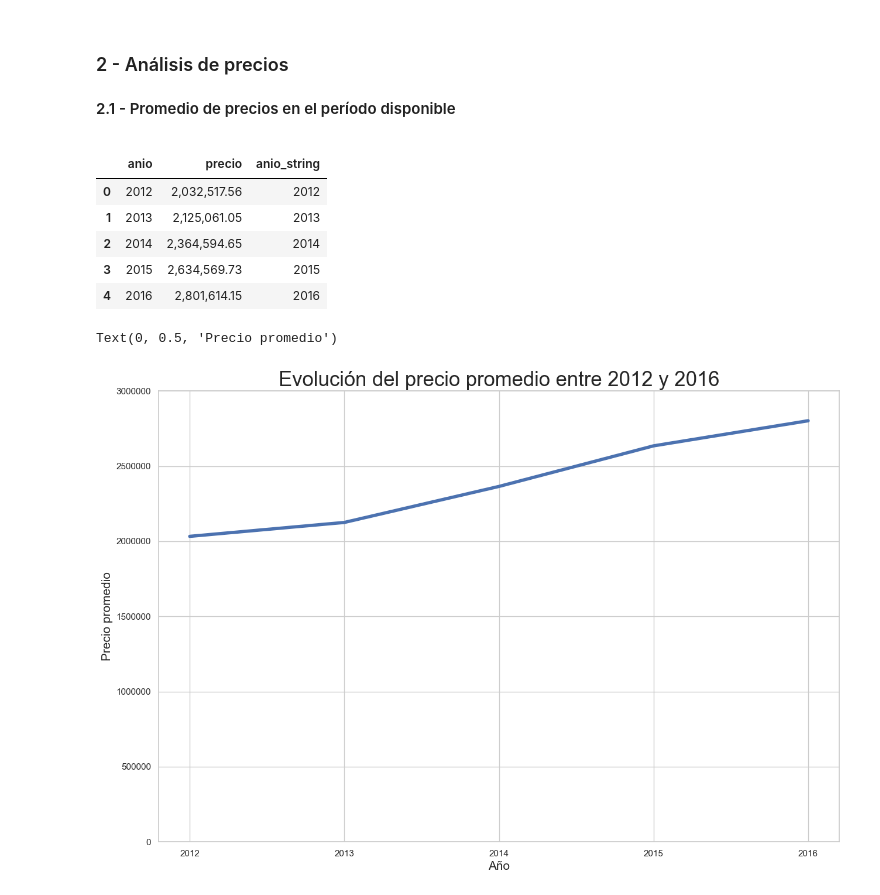
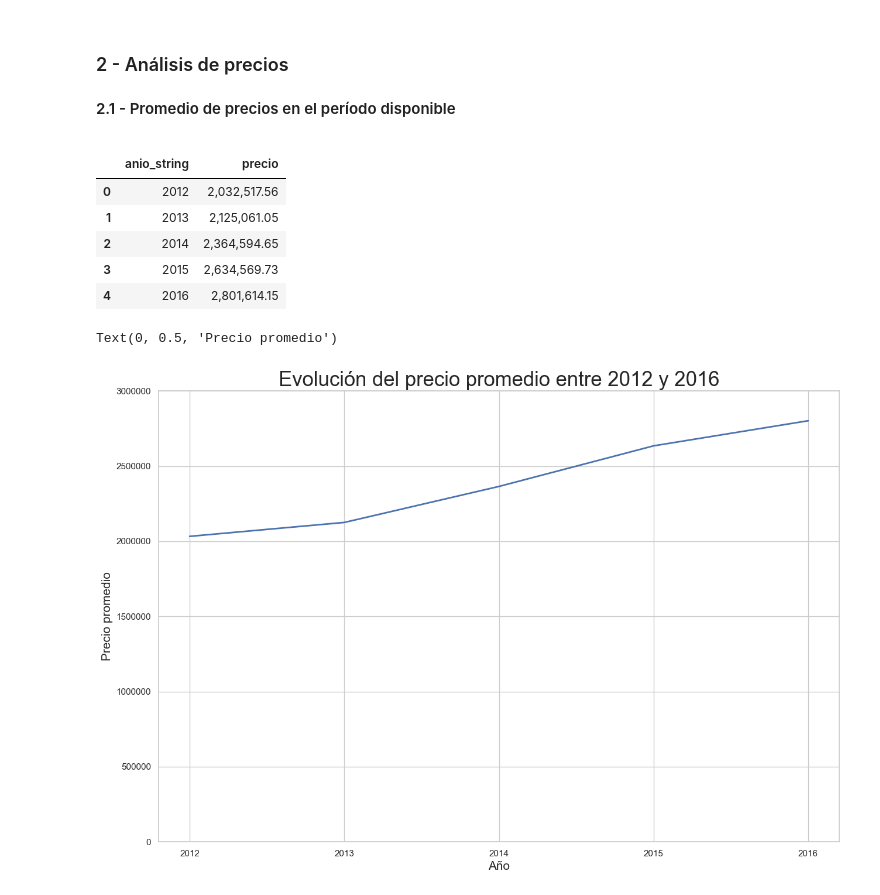
Before and after one commit to patopizzini/Organizacion_Datos_2C2019, a Jupyter notebook: TP1/TP1 JM.ipynb, the cells around one changed output. Saved outputs shown, nothing was run; the diff lists cells and outputs as text; code cells hidden in the pictures.

```diff
--- a/TP1/TP1 JM.ipynb
+++ b/TP1/TP1 JM.ipynb
@@ -233,38 +233,39 @@ Text(0, 0.5, 'Ciudad')
 tp1_data['fecha_datetime'] = pd.to_datetime(tp1_data['fecha'])
 tp1_data['anio'] = tp1_data['fecha_datetime'].dt.year
 
+#Creamos una columna string con el año, para que no aparezca con decimales en el gráfico
+#Inicializamos con una 'X' la columna nueva para el año
+tp1_data['anio_string'] = 'X'
+tp1_data.loc[tp1_data.anio == 2012, 'anio_string'] = '2012'
+tp1_data.loc[tp1_data.anio == 2013, 'anio_string'] = '2013'
+tp1_data.loc[tp1_data.anio == 2014, 'anio_string'] = '2014'
+tp1_data.loc[tp1_data.anio == 2015, 'anio_string'] = '2015'
+tp1_data.loc[tp1_data.anio == 2016, 'anio_string'] = '2016'
+
 #Construimos un dataframe auxiliar con las columnas que necesitamos para hacer el análisis
-#Hacemos el group by, calculamos la media del precio y creamos una columna string con el año, para que no aparezca con decimales en el gráfico
-precio_promedio_anio = tp1_data[['anio','precio']].groupby('anio').mean().reset_index()
-
-#Inicializamos con una 'X' la columna nueva para el año
-precio_promedio_anio['anio_string'] = 'X'
-precio_promedio_anio.loc[precio_promedio_anio.anio == 2012, 'anio_string'] = '2012'
-precio_promedio_anio.loc[precio_promedio_anio.anio == 2013, 'anio_string'] = '2013'
-precio_promedio_anio.loc[precio_promedio_anio.anio == 2014, 'anio_string'] = '2014'
-precio_promedio_anio.loc[precio_promedio_anio.anio == 2015, 'anio_string'] = '2015'
-precio_promedio_anio.loc[precio_promedio_anio.anio == 2016, 'anio_string'] = '2016'
+#Hacemos el group by, calculamos la media del precio
+precio_promedio_anio = tp1_data[['anio_string','precio']].groupby('anio_string').mean().reset_index()
 
 #Mostramos el dataframe
 precio_promedio_anio.head(10)
 # %% [output]
-|  | anio | precio | anio_string |
-| 0 | 2012 | 2,032,517.56 | 2012 |
-| 1 | 2013 | 2,125,061.05 | 2013 |
-| 2 | 2014 | 2,364,594.65 | 2014 |
-| 3 | 2015 | 2,634,569.73 | 2015 |
-| 4 | 2016 | 2,801,614.15 | 2016 |
+|  | anio_string | precio |
+| 0 | 2012 | 2,032,517.56 |
+| 1 | 2013 | 2,125,061.05 |
+| 2 | 2014 | 2,364,594.65 |
+| 3 | 2015 | 2,634,569.73 |
+| 4 | 2016 | 2,801,614.15 |
 # %%
 #Graficamos la evolución del precio promedio en el período 2012-2016
 sns.lineplot(x="anio_string", y="precio", data=precio_promedio_anio)
 ax = plt.gca()
 ax.set_ylim(ymin=0)
 ax.set_ylim(ymax=3000000)
 ax.lines[0].set_linestyle("-")
-ax.lines[0].set_linewidth(4)
+ax.lines[0].set_linewidth(2)
 ax.set_title("Evolución del precio promedio entre 2012 y 2016", fontsize=25)
 ax.set_xlabel("Año",fontsize=15)
 ax.set_ylabel("Precio promedio", fontsize=15)
 # %% [output]
 Text(0, 0.5, 'Precio promedio')
-[figure, old version]
+[figure, new version]
```
Also changed, not shown: parts of 9 cells of this notebook.
